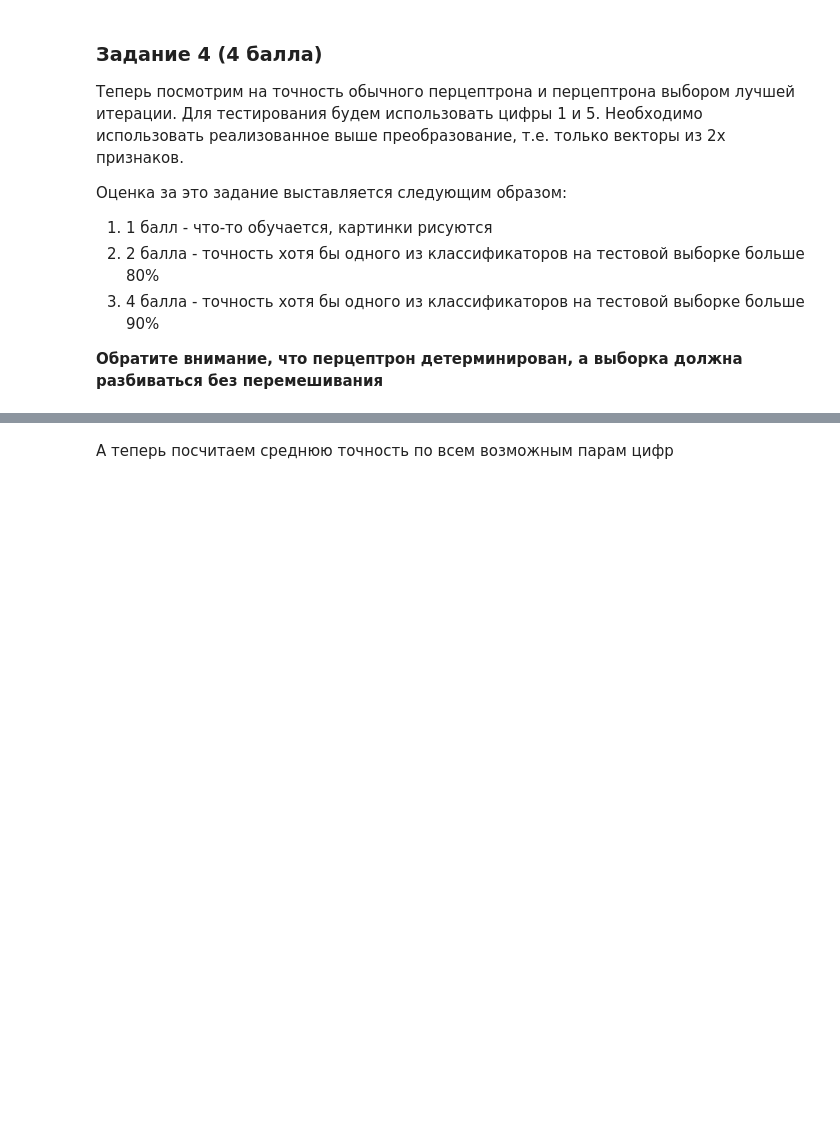
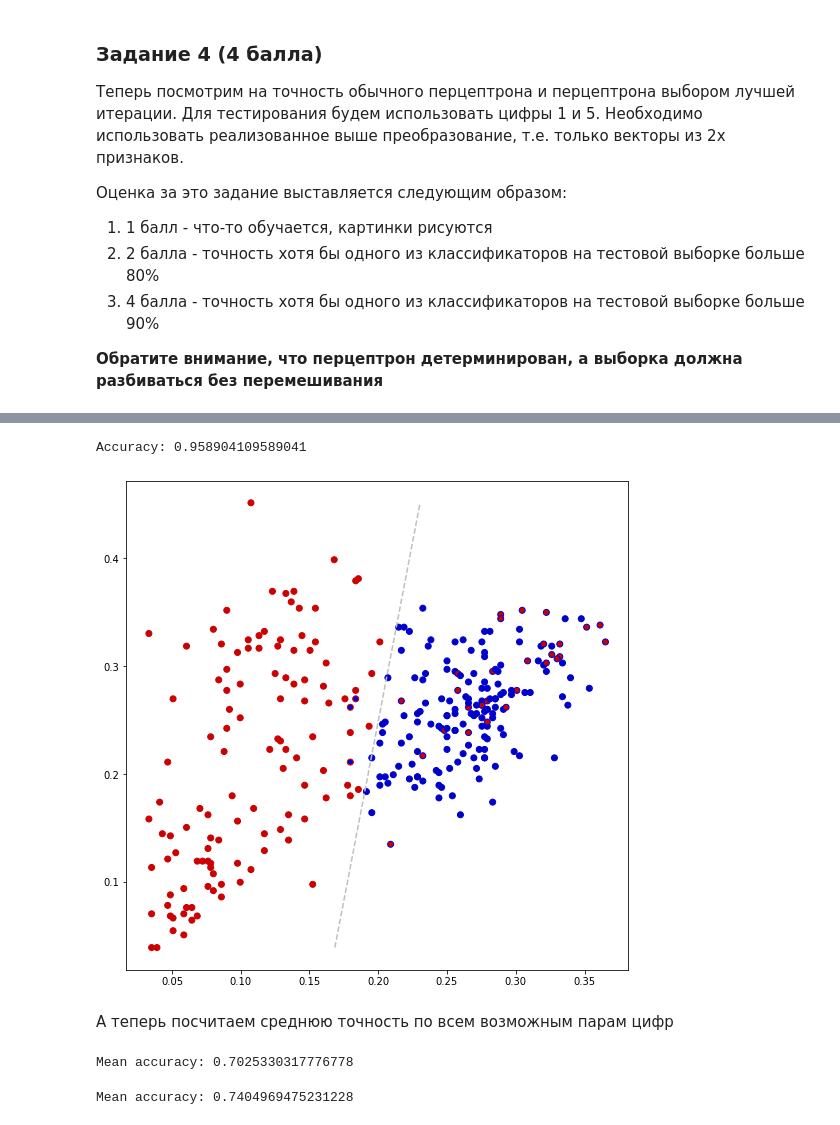
Before and after one commit to Howuhh/hse_machine_learning, a Jupyter notebook: hw4_perceptron/hw04_task.ipynb, the cells around one changed output, grey strips where cells are left out. Saved outputs shown, nothing was run; the diff lists cells and outputs as text; code cells hidden in the pictures; blank space fills up the shorter version.

```diff
--- a/hw4_perceptron/hw04_task.ipynb
+++ b/hw4_perceptron/hw04_task.ipynb
@@ -258,5 +351,8 @@ X_train, X_test, y_train, y_test = train_test_split(X, y, train_size=0.8, shuffl
 # %%
-c = Perceptron(iterations=100000)
+c = PerceptronBest(iterations=1000)
 c.fit(X_train, y_train)
 visualize(X_train, y_train, np.array(c.predict(X_train)), c.w)
 print("Accuracy:", np.mean(c.predict(X_test) == y_test))
+# %% [output]
+Accuracy: 0.958904109589041
+[figure, added]
@@ -269,19 +360,23 @@ print("Accuracy:", np.mean(c.predict(X_test) == y_test))
 А теперь посчитаем среднюю точность по всем возможным парам цифр
 # %%
 accs = []
-for y0, y1 in [(y0, y1) for y0 in range(9) for y1 in range(y0+1, 10)]:
+for y0, y1 in tqdm([(y0, y1) for y0 in range(9) for y1 in range(y0+1, 10)]):
     X, y = get_digits(y0, y1)
     X_train, X_test, y_train, y_test = train_test_split(X, y, train_size=0.8, shuffle=False)
-    c = Perceptron(iterations=20000)
+    c = Perceptron(iterations=500)
     c.fit(X_train, y_train)
     accs.append(np.mean(c.predict(X_test) == y_test))
 print("Mean accuracy:", np.mean(accs))
+# %% [output]
+Mean accuracy: 0.7025330317776778
 # %%
 accs = []
-for y0, y1 in [(y0, y1) for y0 in range(9) for y1 in range(y0+1, 10)]:
+for y0, y1 in tqdm([(y0, y1) for y0 in range(9) for y1 in range(y0+1, 10)]):
     X, y = get_digits(y0, y1)
     X_train, X_test, y_train, y_test = train_test_split(X, y, train_size=0.8, shuffle=False)
-    c = PerceptronBest(iterations=20000)
+    c = PerceptronBest(iterations=1000)
     c.fit(X_train, y_train)
     accs.append(np.mean(c.predict(X_test) == y_test))
 print("Mean accuracy:", np.mean(accs))
+# %% [output]
+Mean accuracy: 0.7404969475231228
```
Also changed, not shown: parts of 19 cells of this notebook, 4 other files.
